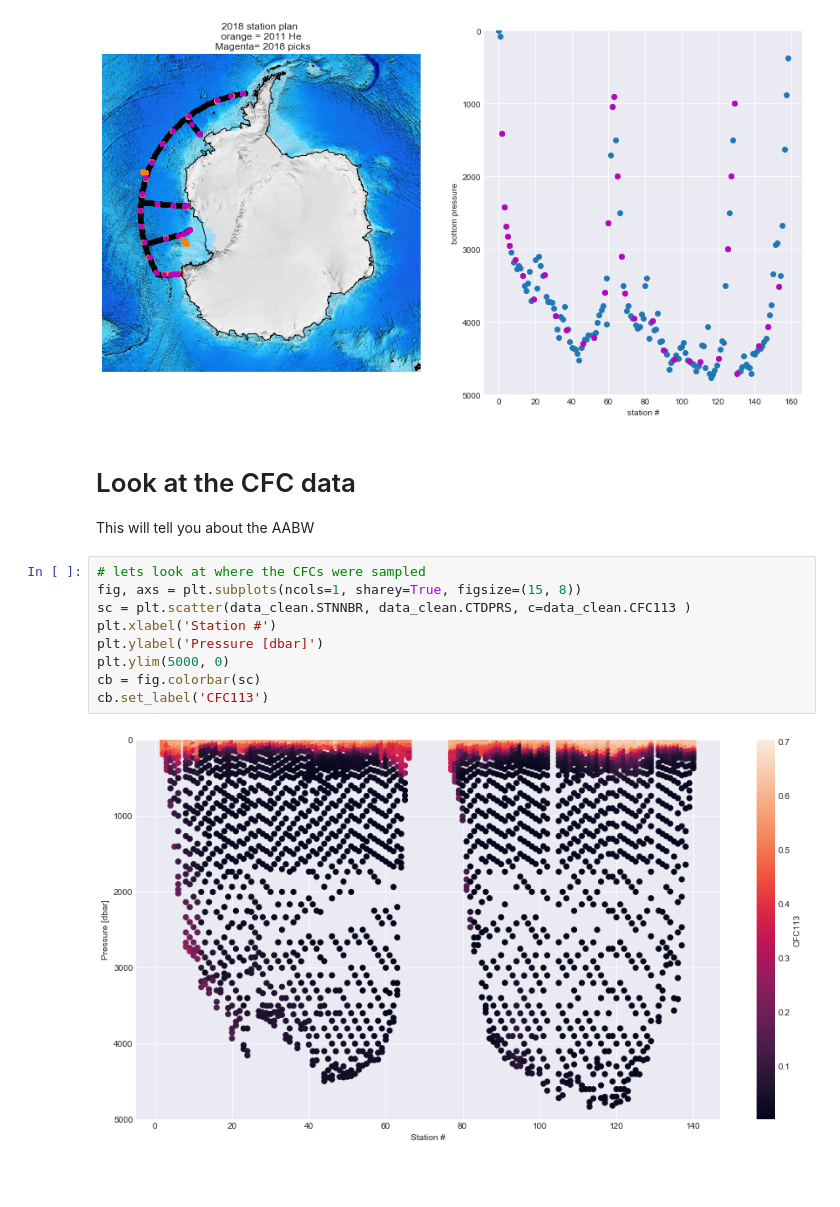
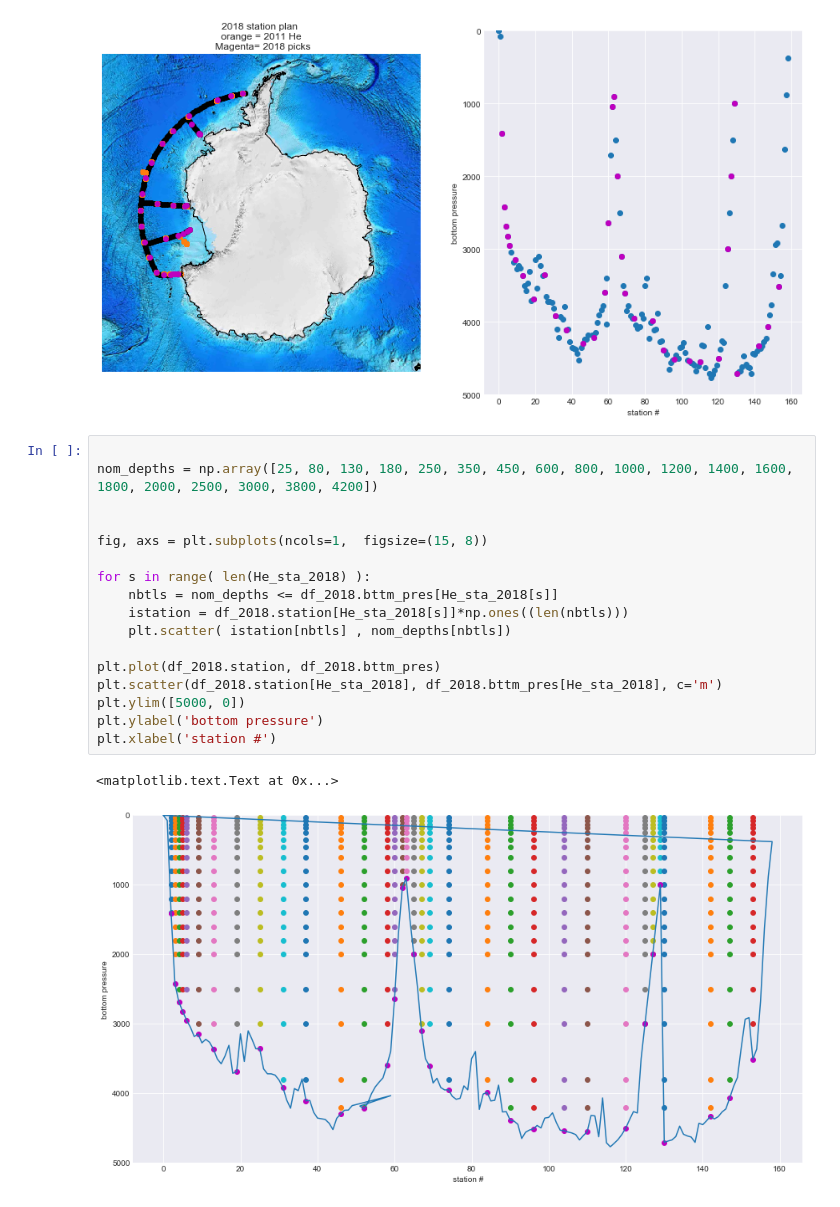
Before and after one commit to nlbeaird/S4P, a Jupyter notebook: plot_h3_2011_usingCSV_old_conflict.ipynb, the cells around one changed output. Drawn from its saved outputs; the diff is of its cells as text; blank space fills up the shorter version.

Commit message:
add some bottle depth plots

```diff
--- a/plot_h3_2011_usingCSV_old_conflict.ipynb
+++ b/plot_h3_2011_usingCSV_old_conflict.ipynb
@@ -432,17 +447,23 @@ plt.xlabel('station #')
   ax.hold(b)
 <matplotlib.text.Text at 0x...>
 [figure]
-# %% [markdown]
-# Look at the CFC data
-This will tell you about the AABW
-# %%
-# lets look at where the CFCs were sampled
-fig, axs = plt.subplots(ncols=1, sharey=True, figsize=(15, 8))
-sc = plt.scatter(data_clean.STNNBR, data_clean.CTDPRS, c=data_clean.CFC113 )
-plt.xlabel('Station #')
-plt.ylabel('Pressure [dbar]')
-plt.ylim(5000, 0)
-cb = fig.colorbar(sc)
-cb.set_label('CFC113')
-# %% [output]
-[figure, removed]
+# %%
+
+nom_depths = np.array([25, 80, 130, 180, 250, 350, 450, 600, 800, 1000, 1200, 1400, 1600, 1800, 2000, 2500, 3000, 3800, 4200])
+
+
+fig, axs = plt.subplots(ncols=1,  figsize=(15, 8))
+
+for s in range( len(He_sta_2018) ):
+    nbtls = nom_depths <= df_2018.bttm_pres[He_sta_2018[s]]
+    istation = df_2018.station[He_sta_2018[s]]*np.ones((len(nbtls)))
+    plt.scatter( istation[nbtls] , nom_depths[nbtls])
+
+plt.plot(df_2018.station, df_2018.bttm_pres)
+plt.scatter(df_2018.station[He_sta_2018], df_2018.bttm_pres[He_sta_2018], c='m')
+plt.ylim([5000, 0])
+plt.ylabel('bottom pressure')
+plt.xlabel('station #')
+# %% [output]
+<matplotlib.text.Text at 0x...>
+[figure, added]
```
Also changed, not shown: parts of 3 cells of this notebook.
